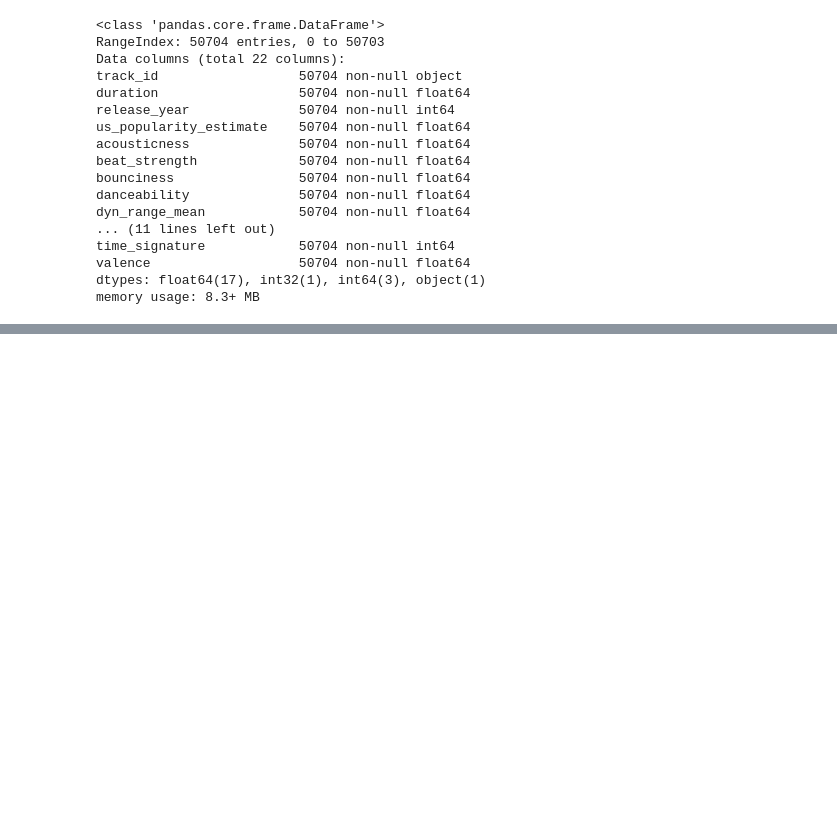
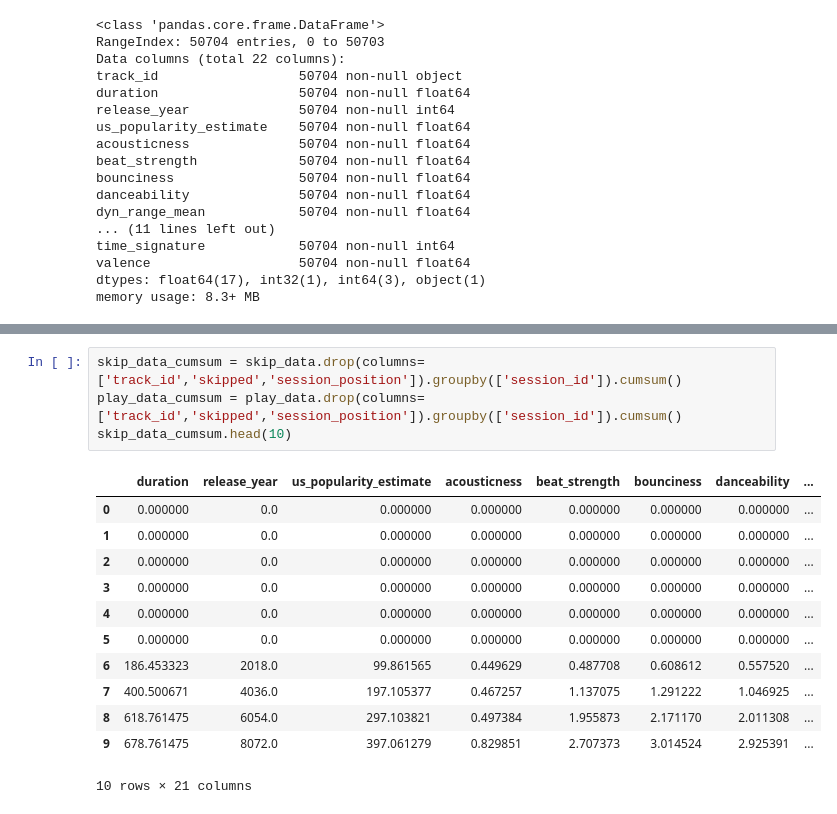
Before and after one commit to a-poor/spotify-skip-prediction, a Jupyter notebook: feature_engineering.ipynb, the cells around one changed output, grey strips where cells are left out. Saved outputs shown, nothing was run; the diff lists cells and outputs as text; blank space fills up the shorter version.

```diff
--- a/feature_engineering.ipynb
+++ b/feature_engineering.ipynb
@@ -745,0 +831,17 @@ session_data.head()
+# %%
+skip_data_cumsum = skip_data.drop(columns=['track_id','skipped','session_position']).groupby(['session_id']).cumsum()
+play_data_cumsum = play_data.drop(columns=['track_id','skipped','session_position']).groupby(['session_id']).cumsum()
+skip_data_cumsum.head(10)
+# %% [output]
+|  | duration | release_year | us_popularity_estimate | acousticness | beat_strength | bounciness | danceability | ... |
+| 0 | 0.000000 | 0.0 | 0.000000 | 0.000000 | 0.000000 | 0.000000 | 0.000000 | ... |
+| 1 | 0.000000 | 0.0 | 0.000000 | 0.000000 | 0.000000 | 0.000000 | 0.000000 | ... |
+| 2 | 0.000000 | 0.0 | 0.000000 | 0.000000 | 0.000000 | 0.000000 | 0.000000 | ... |
+| 3 | 0.000000 | 0.0 | 0.000000 | 0.000000 | 0.000000 | 0.000000 | 0.000000 | ... |
+| 4 | 0.000000 | 0.0 | 0.000000 | 0.000000 | 0.000000 | 0.000000 | 0.000000 | ... |
+| 5 | 0.000000 | 0.0 | 0.000000 | 0.000000 | 0.000000 | 0.000000 | 0.000000 | ... |
+| 6 | 186.453323 | 2018.0 | 99.861565 | 0.449629 | 0.487708 | 0.608612 | 0.557520 | ... |
+| 7 | 400.500671 | 4036.0 | 197.105377 | 0.467257 | 1.137075 | 1.291222 | 1.046925 | ... |
+| 8 | 618.761475 | 6054.0 | 297.103821 | 0.497384 | 1.955873 | 2.171170 | 2.011308 | ... |
+| 9 | 678.761475 | 8072.0 | 397.061279 | 0.829851 | 2.707373 | 3.014524 | 2.925391 | ... |
+10 rows × 21 columns
```
Also changed, not shown: parts of 18 cells of this notebook, 5 other files.
